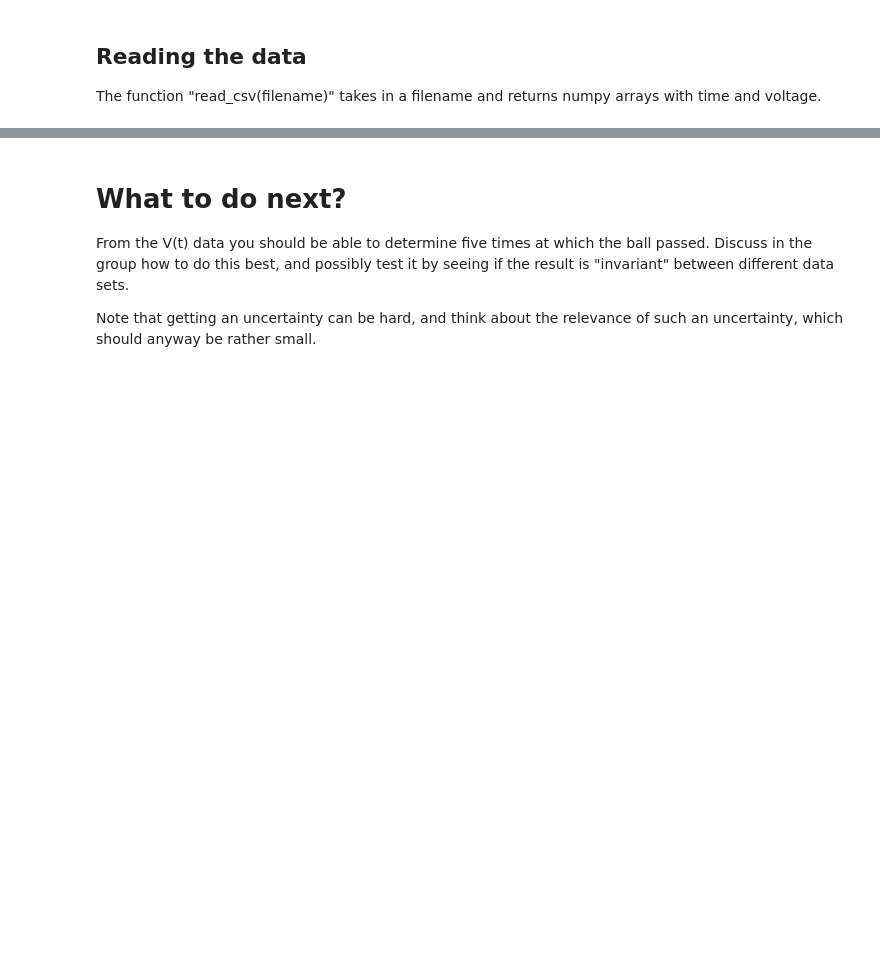
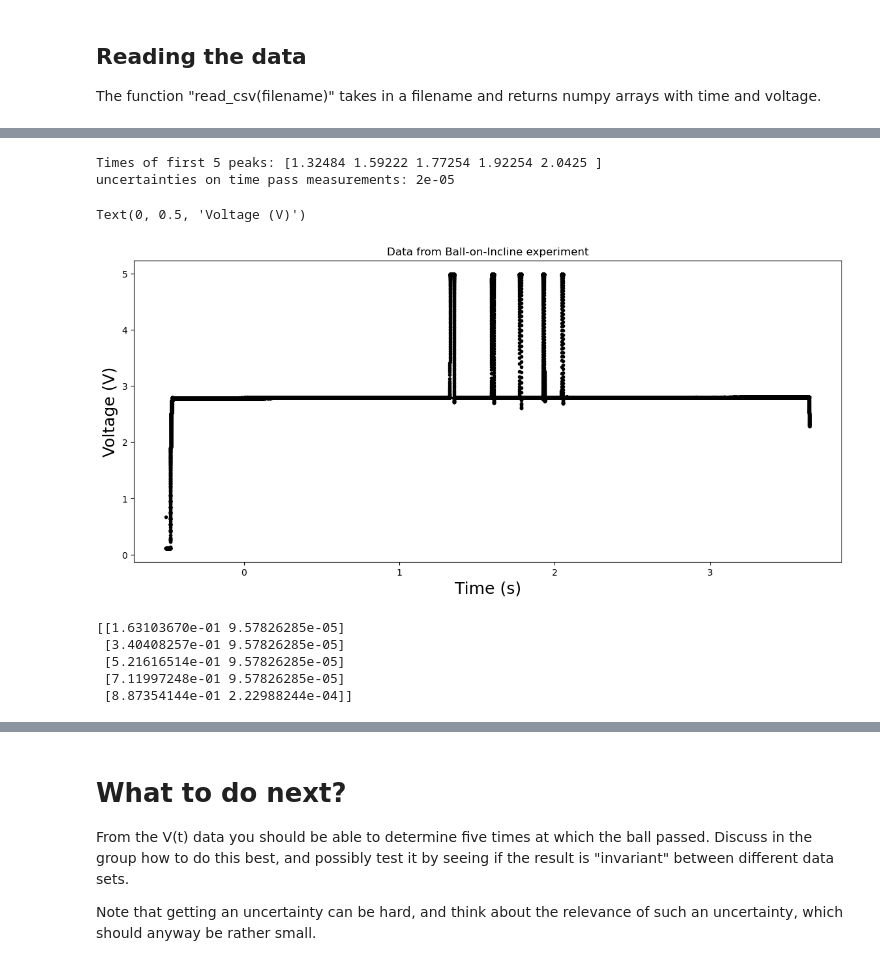
Before and after one commit to NikolajMunkKjaersgaard/Appstat-project, a Jupyter notebook: Project/BallOnIncline/BallOnIncline_Sofie.ipynb, the cells around one changed output, grey strips where cells are left out. Drawn from its saved outputs; the diff is of its cells as text; code cells hidden in the pictures; blank space fills up the shorter version.

```diff
--- a/Project/BallOnIncline/BallOnIncline_Sofie.ipynb
+++ b/Project/BallOnIncline/BallOnIncline_Sofie.ipynb
@@ -16,30 +116,72 @@ The function "read_csv(filename)" takes in a filename and returns numpy arrays w
 # %%
-def read_csv(filename):
-    """Read CSV from Waveforms"""
-    dat = np.genfromtxt(filename, delimiter=',', skip_header=13, names=True)
-    time = dat['Time_s']
-    voltage = dat['Channel_1_V']
-    return time, voltage
-
 def find_midpoints(time, voltage, show_plot=True):
     """Find timing of ball crossings"""
 
     # Write a function yourself, which identifies the peaks in the voltage,
     # and returns values for passing times and (possibly) their uncertainties
     # in it (but they are generally very small!).
-    t_pass = [0.0, 0.1]
-    t_pass_sigma = [0.0001, 0.00001]
+
+    threshold = 3.0  # minimum voltage of peaks
+    # getting the times at which the ball initially crosses the threshold ie the previous voltage is below the threshold and the current voltage is above
+    passes = np.where((voltage[:-1] < threshold) & (voltage[1:] >= threshold))
+
+    t_pass = time[passes]
+    #we can estimate the uncertainty as the time difference between two measurements
+    #t_pass_sigma = np.full_like(t_pass, np.mean(np.diff(time)))
+    t_pass_sigma=1/50000 #sample rate 50000 khz, 50000 samples pr second? the same as above
+
+    print("Times of first 5 peaks:", t_pass)
+    print(f'uncertainties on time pass measurements: {t_pass_sigma}')
+
+    #t_pass = [0.0, 0.1]
+    #t_pass_sigma = [0.0001, 0.00001]
 
     return t_pass, t_pass_sigma
 # %%
 # Read the data and plot it (possibly with passing times in):
-filename = 'data_BallOnIncline_example/ball7_8mm_example.csv'
 
-time, voltage = read_csv(filename)
+#evt make a loop afterwards
+
+time, voltage = data["Big_1"]
 timepass, timepass_sig = find_midpoints(time, voltage)
 
 fig, ax = plt.subplots(figsize=(14, 6))
 ax.plot(time, voltage, 'k.', label='Measurements')
 ax.set_title("Data from Ball-on-Incline experiment")
 ax.set_xlabel("Time (s)", fontsize=18)
 ax.set_ylabel("Voltage (V)", fontsize=18)
+# %% [output]
+Times of first 5 peaks: [1.32484 1.59222 1.77254 1.92254 2.0425 ]
+uncertainties on time pass measurements: 2e-05
+Text(0, 0.5, 'Voltage (V)')
+[figure, added]
+# %%
+#gate positions weighted means
+
+def weighted_mean(value, error) :
+    value = np.array(value)   # convert to array to allow element-wise calculations
+    error = np.array(error)   # convert to array
+    assert(len(value) == len(error))
+    wmean = np.sum((value/(error**2)) / np.sum(1.0/(error**2)))
+    wmean_err = error = np.sqrt(1.0/np.sum(1.0/np.square(error)))
+    return wmean, wmean_err
+
+wgate1, wgate1_err=weighted_mean(gate1, sig_gate1) #m
+wgate2, wgate2_err=weighted_mean(gate2, sig_gate2) #m
+wgate3, wgate3_err=weighted_mean(gate3, sig_gate3) #m
+wgate4, wgate4_err=weighted_mean(gate4, sig_gate4) #m
+wgate5, wgate5_err=weighted_mean(gate5, sig_gate5) #m
+
+wgates=[wgate1, wgate2, wgate3, wgate4, wgate5]
+wgates_err=[wgate1_err, wgate2_err, wgate3_err, wgate4_err, wgate5_err]
+
+combined_wgates = np.array(list(zip(wgates, wgates_err)))
+print(combined_wgates)
+
+#plt.plot(wgates, '.')
+# %% [output]
+[[1.63103670e-01 9.57826285e-05]
+ [3.40408257e-01 9.57826285e-05]
+ [5.21616514e-01 9.57826285e-05]
+ [7.11997248e-01 9.57826285e-05]
+ [8.87354144e-01 2.22988244e-04]]
```
Also changed, not shown: parts of 34 cells of this notebook, 3 other files.
